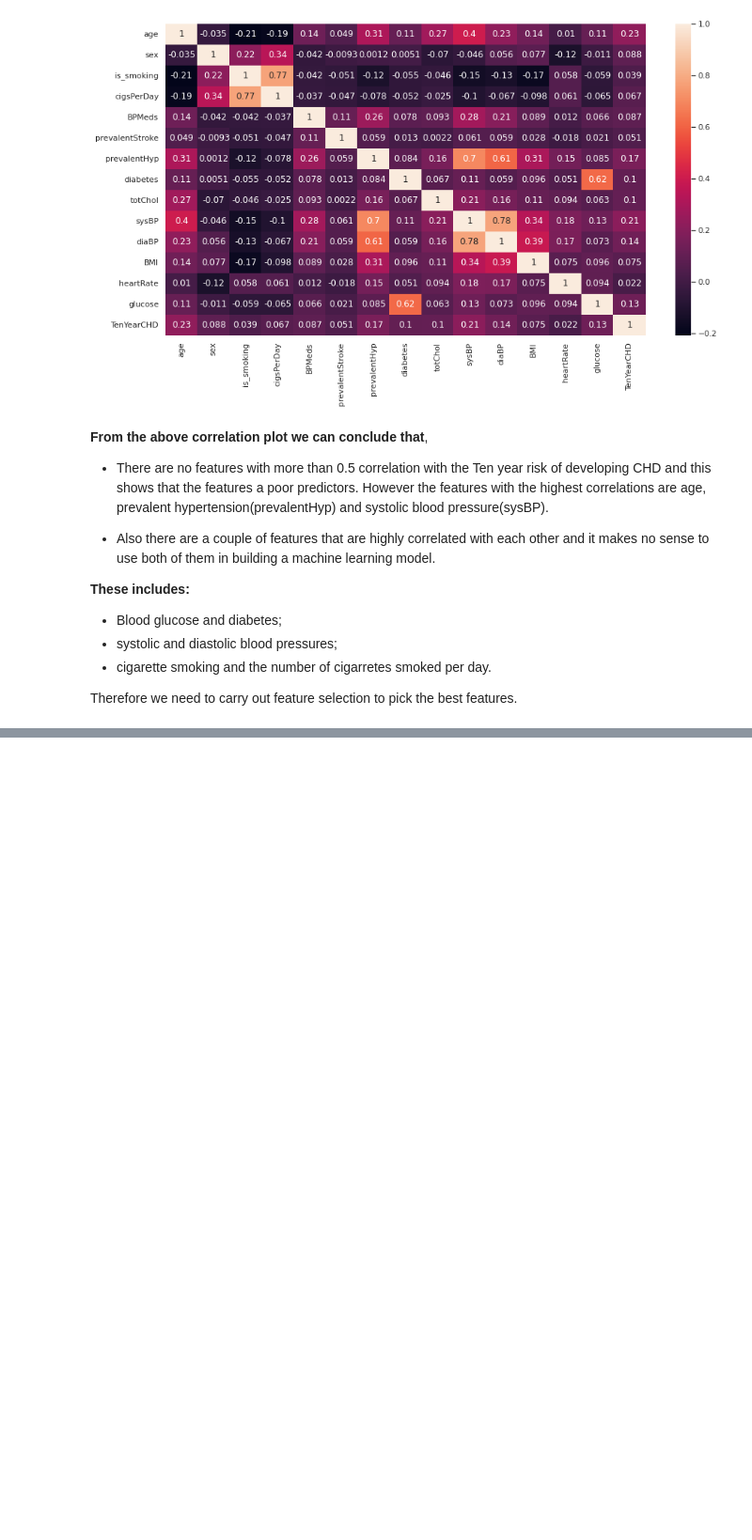
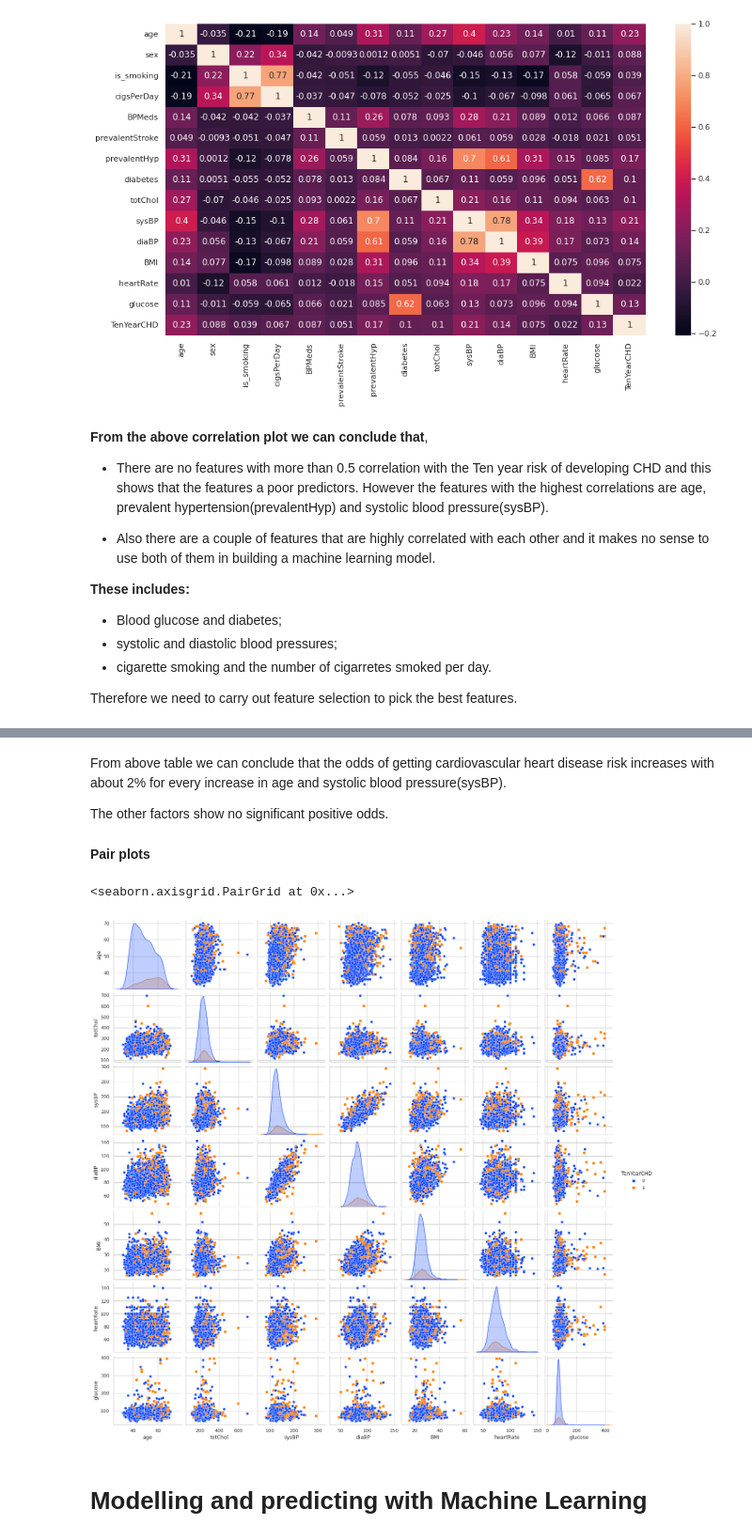
Before and after one commit to RITIK1442840127/Cardiovascular-Risk-Prediction-, a Jupyter notebook: Capstone_Project_3_Cardiovascular_Risk_Prediction_Ritik_Tiwari.ipynb, the cells around one changed output, grey strips where cells are left out. Shown at 94% size. Saved outputs shown, nothing was run; the diff lists cells and outputs as text; code cells hidden in the pictures; blank space fills up the shorter version.

```diff
--- a/Capstone_Project_3_Cardiovascular_Risk_Prediction_Ritik_Tiwari.ipynb
+++ b/Capstone_Project_3_Cardiovascular_Risk_Prediction_Ritik_Tiwari.ipynb
@@ -497,0 +512,14 @@ Therefore we need to carry out feature selection to pick the best features.
+# %%
+#define the features
+X = df.iloc[:,:-1]
+y = df.iloc[:,-1]
+# %%
+from sklearn.feature_selection import SelectFromModel
+from sklearn.ensemble import RandomForestClassifier
+# define SelectFromModel feature selection method
+embeded_rf_selector = SelectFromModel(RandomForestClassifier(n_estimators=100), max_features=14)
+embeded_rf_selector.fit(X, y)
+
+embeded_rf_support = embeded_rf_selector.get_support()
+embeded_rf_feature = X.loc[:,embeded_rf_support].columns.tolist()
+print(str(len(embeded_rf_feature)), 'selected features')
@@ -497,0 +602,14 @@ Therefore we need to carry out feature selection to pick the best features.
+# %% [markdown]
+From above table we can conclude that the odds of getting cardiovascular heart disease risk increases with about 2% for every increase in age and systolic blood pressure(sysBP).
+
+The other factors show no significant positive odds.
+# %% [markdown]
+**Pair plots**
+# %%
+# Plotting pairplot of top features vs target variable
+sns.pairplot(df, hue = 'TenYearCHD', markers=["o", "s"], vars = embeded_rf_feature, palette='bright')
+# %% [output]
+<seaborn.axisgrid.PairGrid at 0x...>
+[figure, added]
+# %% [markdown]
+# **Modelling and predicting with Machine Learning**
```
Also changed, not shown: parts of 20 cells of this notebook.
